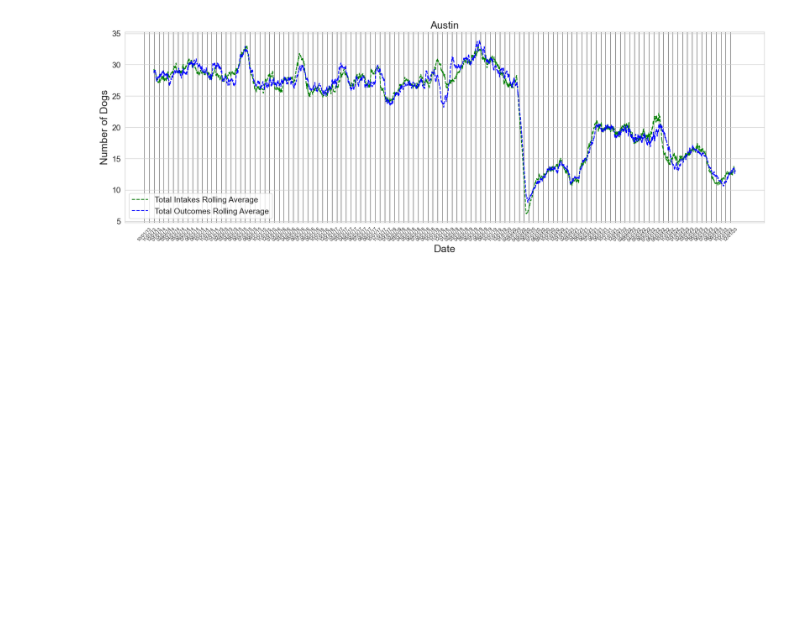
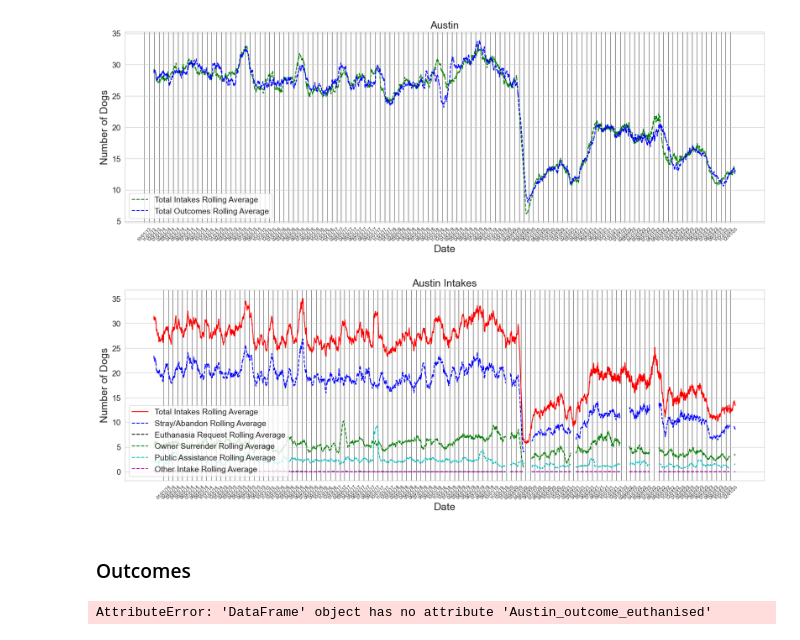
Before and after one commit to rty10/doggy-doggy-what-now, a Jupyter notebook: python_notebooks/rolling_ave_model.ipynb, the cells around one changed output. Cells and saved outputs as stored; diff of their text form; code cells hidden in the pictures; blank space fills up the shorter version.

```diff
--- a/python_notebooks/rolling_ave_model.ipynb
+++ b/python_notebooks/rolling_ave_model.ipynb
@@ -367,3 +365,81 @@ plt.legend(fontsize=14, loc=3)
 plt.show()
 # %% [output]
 [figure]
+# %%
+plt.figure(figsize=(20,6))
+
+plt.plot(shelter_train.Date,
+         shelter_train.AustinIntakeTotal.rolling(30, closed="left").mean(),
+         'r',
+         label="Total Intakes Rolling Average")
+
+plt.plot(shelter_train.Date,
+         shelter_train.Austin_Stray_Abandoned.rolling(30, closed="left").mean(),
+         'b--',
+         label="Stray/Abandon Rolling Average")
+
+plt.plot(shelter_train.Date,
+         shelter_train.Austin_Euthanasia_Req.rolling(30, closed="left").mean(),
+         'k--',
+         label="Euthanasia Request Rolling Average")
+
+plt.plot(shelter_train.Date,
+         shelter_train.Austin_Owner_Surrender.rolling(30, closed="left").mean(),
+         'g--',
+         label="Owner Surrender Rolling Average")
+
+plt.plot(shelter_train.Date,
+         shelter_train.Austin_Public_Assist.rolling(30, closed="left").mean(),
+         'c--',
+         label="Public Assistance Rolling Average")
+
+plt.plot(shelter_train.Date,
+         shelter_train.Austin_Other.rolling(30, closed="left").mean(),
+         'm--',
+         label="Other Intake Rolling Average")
+
+plt.xlabel("Date", fontsize=18)
+plt.ylabel("Number of Dogs", fontsize=18)
+plt.title("Austin Intakes", fontsize=18)
+
+# Generate major gridline positions (first of each month)
+first_month = pd.date_range(start='1/1/14', end='12/31/23', freq='MS')  # Generate first of each month
+major_gridline_labels = [date.strftime('%m/%d/%y') for date in first_month]
+
+# Add gridlines with labels
+plt.grid(True, which='major', axis='x', linestyle='-', linewidth='0.5', color='black')
+plt.xticks(ticks=first_month, labels=major_gridline_labels, rotation=45, fontsize=8)  # Rotate and adjust fontsize as needed
+
+
+plt.yticks(fontsize=14)
+
+plt.legend(fontsize=14, loc=3)
+
+plt.show()
+# %% [output]
+[figure, added]
+# %% [markdown]
+### Outcomes
+# %%
+
+Austin_trained_averages = pd.DataFrame({'Austin_outcome_euthanised':shelter_train.Austin_outcome_euthanised,
+                  'euthanised_rolling_avg':shelter_train.Austin_outcome_euthanised.rolling(30,
+                                                                closed='left').mean(),
+                'Austin_outcome_adoption':shelter_train.Sonoma_outcome_adoption,
+                  'adoption_rolling_avg':shelter_train.Sonoma_outcome_adoption.rolling(30,
+                                                                closed='left').mean(),
+                'Austin_outcome_return_to_owner':shelter_train.Sonoma_outcome_return_to_owner,
+                  'return_to_owner_rolling_avg':shelter_train.Sonoma_outcome_return_to_owner.rolling(30,
+                                                                closed='left').mean(),
+                'Austin_outcome_unintended':shelter_train.Austin_outcome_unintended,
+                  'outcome_unintended_rolling_avg':shelter_train.Austin_outcome_unintended.rolling(30,
+                                                                closed='left').mean(),
+                'Austin_outcome_other':shelter_train.Austin_outcome_other,
+                  'outcome_other_rolling_avg':shelter_train.Austin_outcome_other.rolling(30,
+                                                                closed='left').mean(),
+                'AustinOutcomeTotals':shelter_train.AustinOutcomeTotal,
+                  'AustinOutcomeTotals_rolling_avg':shelter_train.AustinOutcomeTotal.rolling(30,
+                                                                closed='left').mean()
+                                                                })
+# %% [output]
+AttributeError: 'DataFrame' object has no attribute 'Austin_outcome_euthanised'
```
Also changed, not shown: parts of 2 cells of this notebook.
